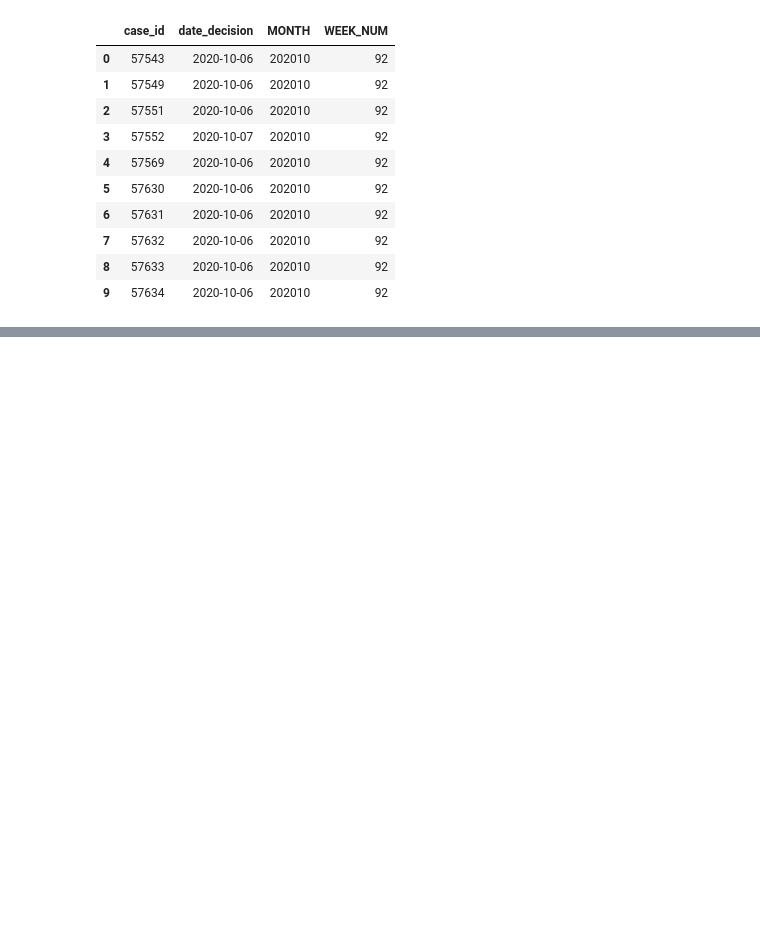
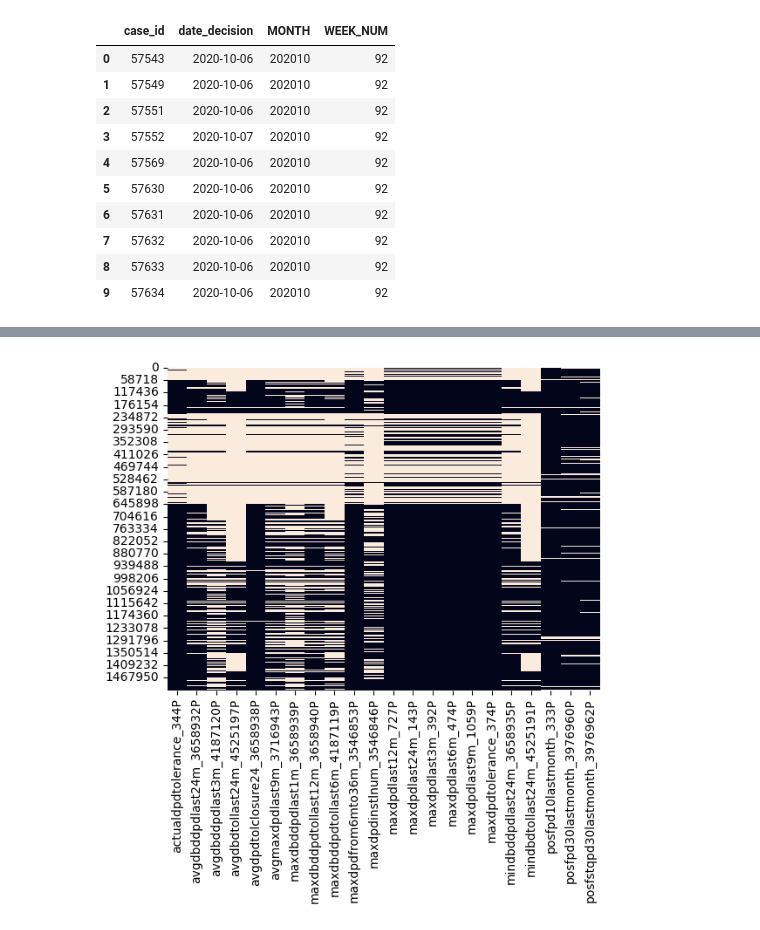
Before and after one commit to oXyut/home-credit-competition, a Jupyter notebook: src/notebooks/suzukiy-eda.ipynb, the cells around one changed output, grey strips where cells are left out. Drawn from its saved outputs; the diff is of its cells as text; code cells hidden in the pictures; blank space fills up the shorter version.

```diff
--- a/src/notebooks/suzukiy-eda.ipynb
+++ b/src/notebooks/suzukiy-eda.ipynb
@@ -6,0 +14,17 @@ import pandas as pd
+# %%
+train_files = glob('../../data/inputs/csv_files/train/*.csv')
+train_files.sort()
+dict_train_files_depth = {'0': [], '1': [], '2': [], 'base': []}
+for i, f in enumerate(train_files):
+    file_name = os.path.basename(f)
+    pattern = re.compile(r'train_[a-z_]+(\d+).*\.csv')
+    match = pattern.match(file_name)
+    if match is None:
+        dict_train_files_depth['base'].append(f)
+    else:
+        depth = match.group(1)
+        dict_train_files_depth[depth].append(f)
+
+for k in dict_train_files_depth:
+    for f in dict_train_files_depth[k]:
+        print(k, os.path.basename(f))
@@ -55,0 +152,7 @@ df_static_0_train
+# %%
+df_base_static = pd.merge(
+    df_base_train,
+    pd.concat([df_static_0_train, df_static_1_train], axis=0),
+    on='case_id', how='left'
+)
+display(df_base_static)
@@ -55,0 +173,12 @@ df_static_0_train
+# %%
+dict_categories = {'P':[], 'M':[], 'A':[], 'D':[], 'T':[], 'L':[]}
+
+for c in dict_categories:
+    for k in df_static_0_train.columns:
+        if k[-1] == c:
+            dict_categories[c].append(k)
+
+for c in dict_categories:
+    for k in dict_categories[c]:
+        desc = feature_definition.query(f'Variable == "{k}"')['Description'].values[0]
+        print(c, k, desc)
@@ -55,0 +306,5 @@ df_static_0_train
+# %%
+sns.heatmap(df_base_static[dict_categories['P']].isnull(), cbar=False)
+plt.show()
+# %% [output]
+[figure, added]
```
Also changed, not shown: parts of 21 cells of this notebook.
